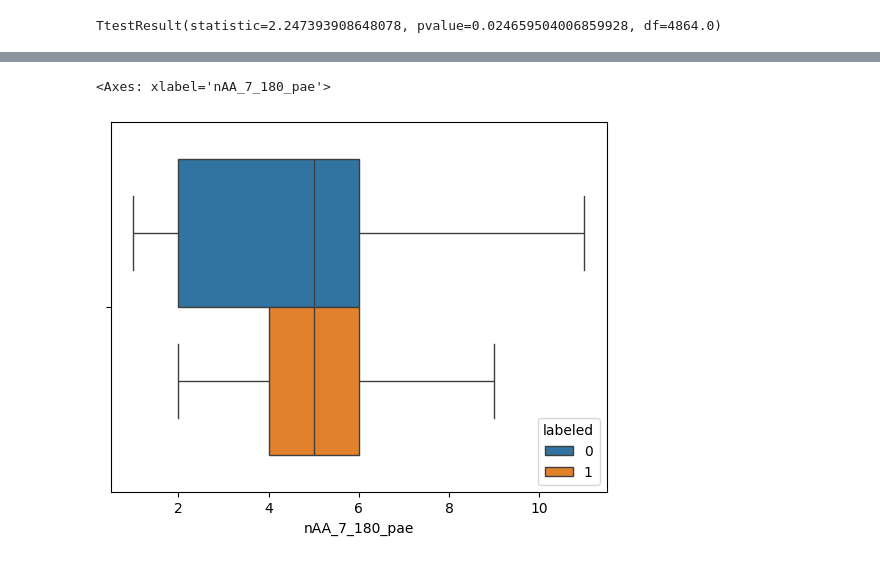
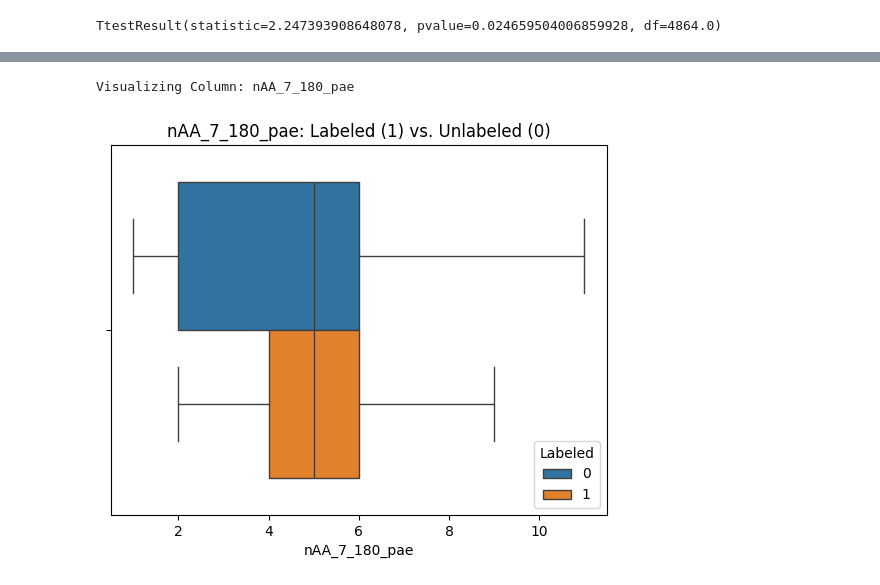
Before and after one commit to ritster/methionine-analysis, a Jupyter notebook: ritwik/ritwik-analysis-angel_annika.ipynb, the cells around one changed output, grey strips where cells are left out. Cells and saved outputs as stored; diff of their text form; code cells hidden in the pictures.

```diff
--- a/ritwik/ritwik-analysis-angel_annika.ipynb
+++ b/ritwik/ritwik-analysis-angel_annika.ipynb
@@ -424,5 +437,7 @@ sns.kdeplot(data=temp_df, x=cols_to_visualize[col], bw_adjust=1, hue="labeled",
-# %%
-sns.boxplot(data=temp_df, x=cols_to_visualize[col], hue="labeled")
-# %% [output]
-<Axes: xlabel='nAA_7_180_pae'>
-[figure, removed]
+# %%
+print(f"Visualizing Column: {cols_to_visualize[col]}")
+sns.boxplot(data=temp_df, x=cols_to_visualize[col], hue="Labeled")
+plt.title(f"{cols_to_visualize[col]}: Labeled (1) vs. Unlabeled (0)");
+# %% [output]
+Visualizing Column: nAA_7_180_pae
+[figure, added]
```
Also changed, not shown: parts of 8 cells of this notebook.
